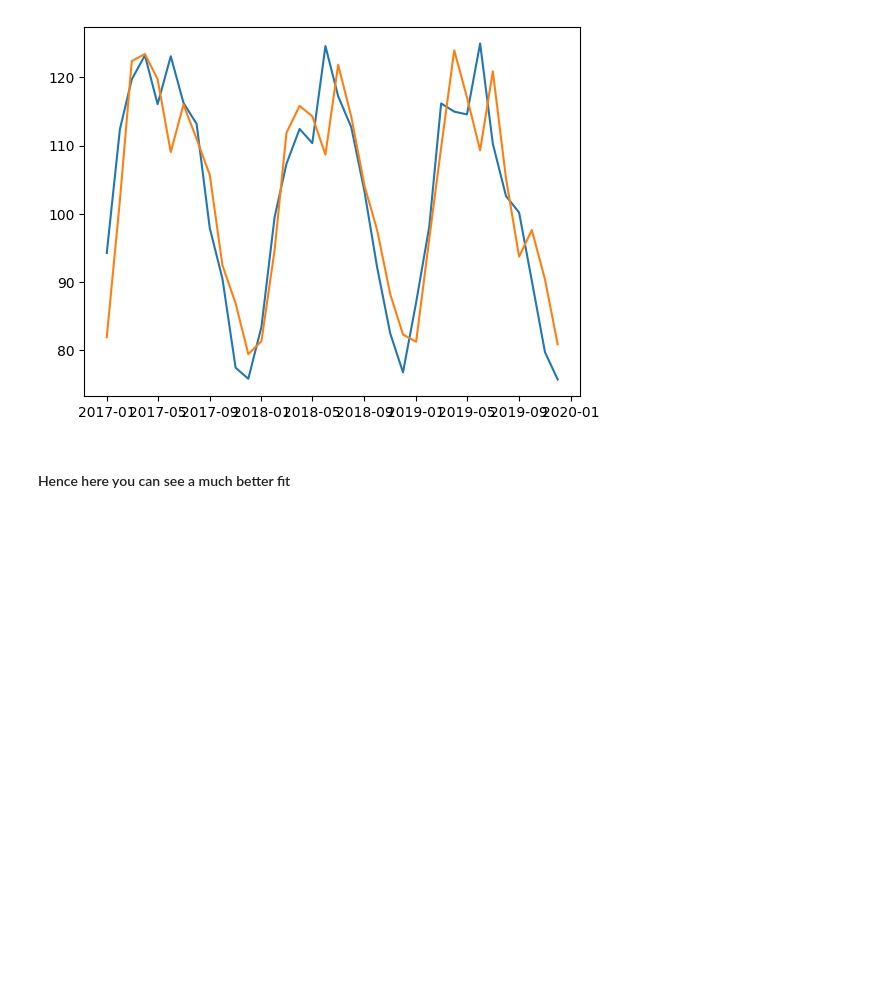
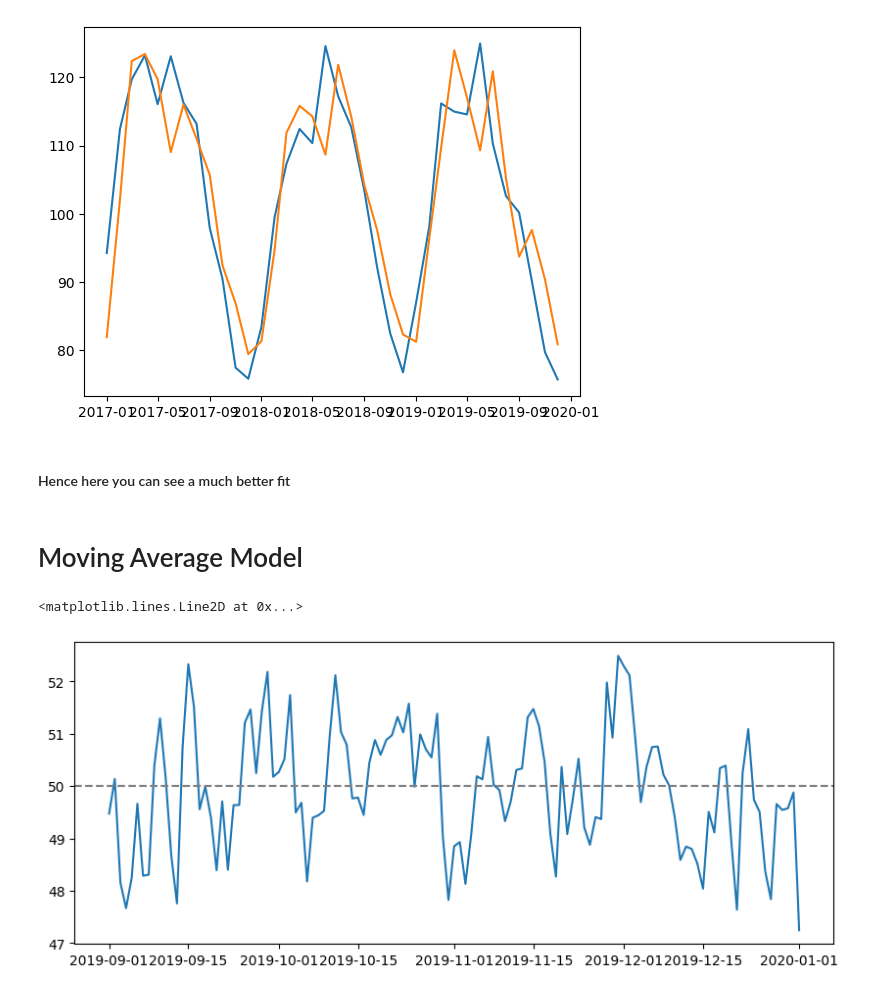
Before and after one commit to crsdvaibhav/notes, a Jupyter notebook: finance/time-series/time-series-1.ipynb, the cells around one changed output. Cells and saved outputs as stored; diff of their text form; code cells hidden in the pictures; blank space fills up the shorter version.

```diff
--- a/finance/time-series/time-series-1.ipynb
+++ b/finance/time-series/time-series-1.ipynb
@@ -397,3 +389,5 @@ plt.show()
 [figure]
 # %% [markdown]
 #### Hence here you can see a much better fit
+# %% [markdown]
+# Moving Average Model
@@ -399,0 +396,17 @@ plt.show()
+# %%
+# genrating data
+errors = np.random.normal(0, 1, 400)
+date_index = pd.date_range(start='9/1/2019', end='1/1/2020')
+mu = 50
+series = []
+for t in range(1,len(date_index)+1):
+    series.append(mu + 0.4*errors[t-1] + 0.3*errors[t-2] + errors[t])
+series = pd.Series(series, date_index)
+series = series.asfreq(pd.infer_freq(series.index))
+# %%
+plt.figure(figsize=(10,4))
+plt.plot(series)
+plt.axhline(mu, linestyle='--', color='grey')
+# %% [output]
+<matplotlib.lines.Line2D at 0x...>
+[figure, added]
```
Also changed, not shown: parts of 39 cells of this notebook, 2 other files.
